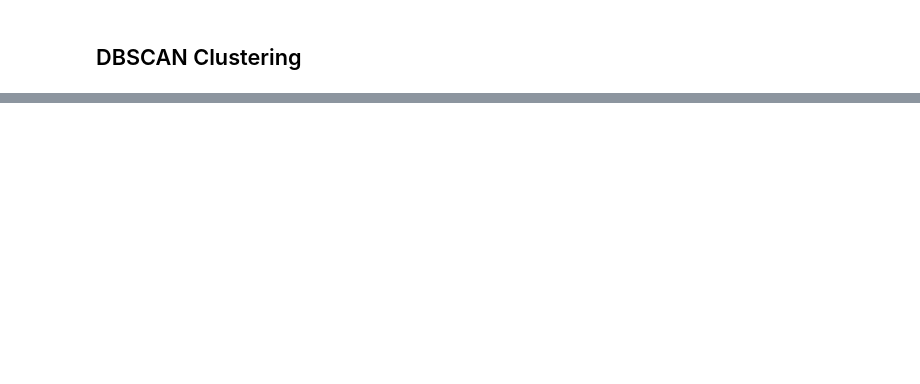
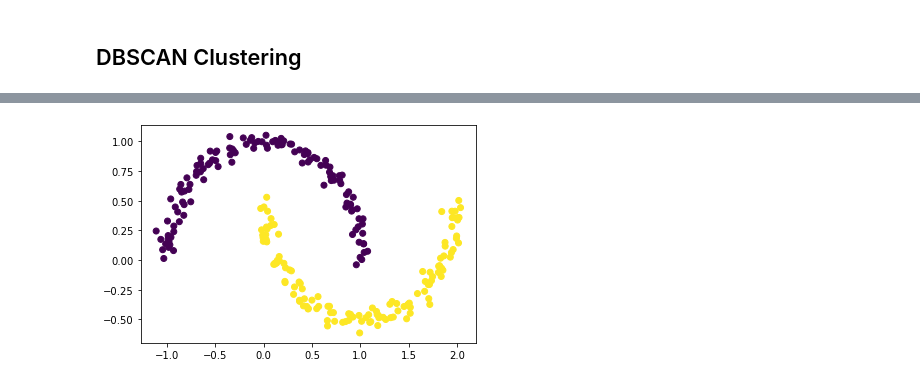
Before and after one commit to khushboosaleem/Data-science-projects-basic-to-advanced, a Jupyter notebook: ML Algorithms Implementation/DBSCAN Clustering.ipynb, the cells around one changed output, grey strips where cells are left out. Cells and saved outputs as stored; diff of their text form; code cells hidden in the pictures; blank space fills up the shorter version.

```diff
--- a/ML Algorithms Implementation/DBSCAN Clustering.ipynb
+++ b/ML Algorithms Implementation/DBSCAN Clustering.ipynb
@@ -66,3 +65,11 @@ from sklearn.preprocessing import StandardScaler
 
 # Creating an instance of the StandardScaler class
 scaler = StandardScaler()
+# %%
+# Feature Scaling(Standard Scaling)
+# Importing the StandardScaler class from sklearn.preprocessing for standardizing features
+from sklearn.preprocessing import StandardScaler
+
+# Creating instance of the StandardScaler class
+scaler = StandardScaler()
+scaler
@@ -68,0 +78,8 @@ scaler = StandardScaler()
+# %%
+# Applying standard scaling
+# The fit transform method standardizes the features by remoing the mean and scaling to unit variance
+
+X_scaled = scaler.fit_transform(X)
+
+# Displaying the data
+X_scaled
@@ -68,0 +109,7 @@ scaler = StandardScaler()
+# %%
+# Creating an instance of the DBSCAN class for density-based clustering
+# Setting eps=0.5 to define the maximum distance between two samples for one to be considered as in the neighborhood of the other
+dbscan = DBSCAN(eps=0.5)
+
+# Displaying the DBSCAN instance to verify the parameters
+dbscan
@@ -68,0 +118,2 @@ scaler = StandardScaler()
+# %%
+dbscan.fit(X_scaled)
@@ -68,0 +137,11 @@ scaler = StandardScaler()
+# %%
+# Creating a scatter plot of the synthetic data
+# X[:, 0] represents the first feature (x-axis), and X[:, 1] represents the second feature (y-axis)
+# Coloring the points based on the cluster labels assigned by the DBSCAN algorithm
+
+plt.scatter(X[:, 0], X[:, 1], c=dbscan.labels_)
+
+# Displaying the plot
+plt.show()
+# %% [output]
+[figure, added]
```
Also changed, not shown: parts of 11 cells of this notebook, 1 other file.
